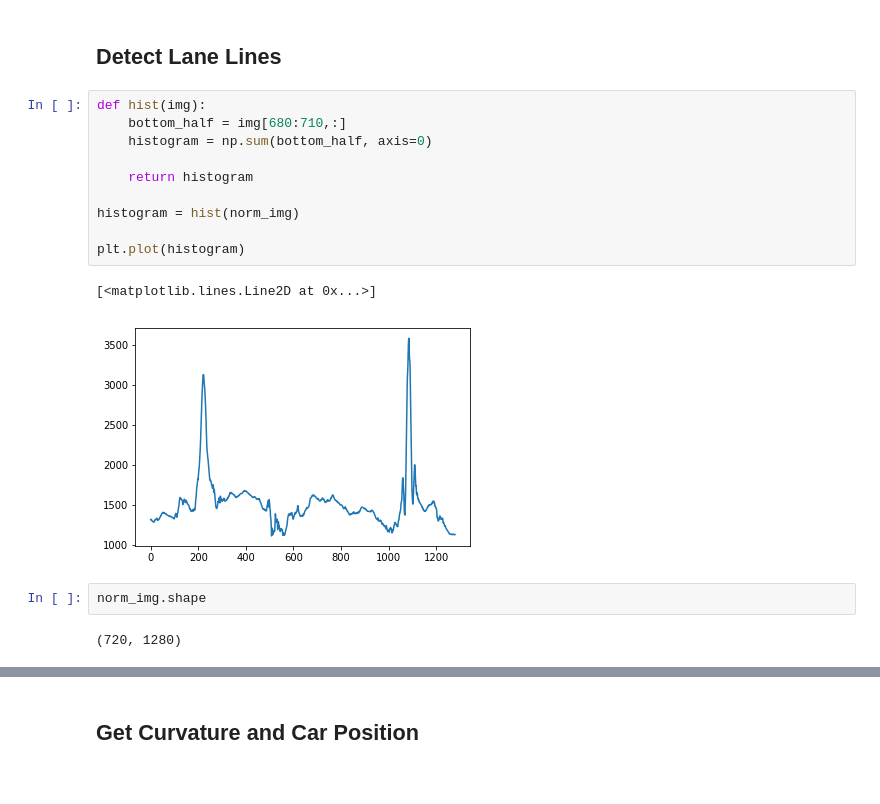
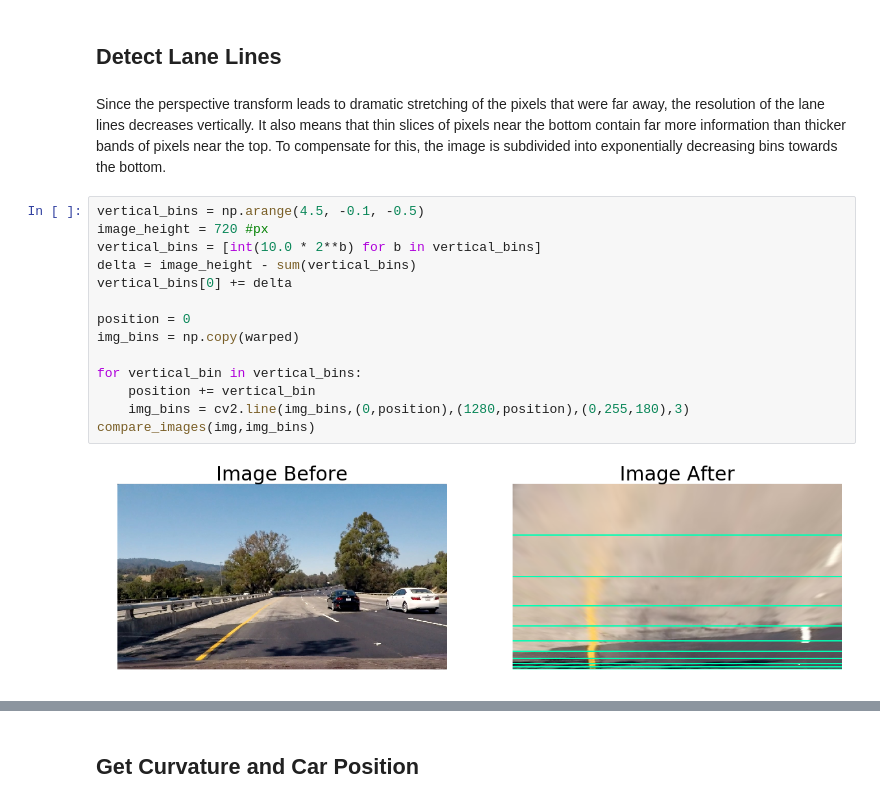
Before and after one commit to MarkDekker/CarND-Advanced-Lane-Lines, a Jupyter notebook: Pipeline.ipynb, the cells around one changed output, grey strips where cells are left out. Saved outputs shown, nothing was run; the diff lists cells and outputs as text.

```diff
--- a/Pipeline.ipynb
+++ b/Pipeline.ipynb
@@ -288,19 +279,20 @@ compare_images(saturation_channel, norm_img)
 # %% [markdown]
 ## Detect Lane Lines
-# %%
-def hist(img):
-    bottom_half = img[680:710,:]
-    histogram = np.sum(bottom_half, axis=0)
-
-    return histogram
-
-histogram = hist(norm_img)
-
-plt.plot(histogram)
-# %% [output]
-[<matplotlib.lines.Line2D at 0x...>]
-[figure, removed]
-# %%
-norm_img.shape
-# %% [output]
-(720, 1280)
+# %% [markdown]
+Since the perspective transform leads to dramatic stretching of the pixels that were far away, the resolution of the lane lines decreases vertically.  It also means that thin slices of pixels near the bottom contain far more information than thicker bands of pixels near the top.  To compensate for this, the image is subdivided into exponentially decreasing bins towards the bottom.
+# %%
+vertical_bins = np.arange(4.5, -0.1, -0.5)
+image_height = 720 #px
+vertical_bins = [int(10.0 * 2**b) for b in vertical_bins]
+delta = image_height - sum(vertical_bins)
+vertical_bins[0] += delta
+
+position = 0
+img_bins = np.copy(warped)
+
+for vertical_bin in vertical_bins:
+    position += vertical_bin
+    img_bins = cv2.line(img_bins,(0,position),(1280,position),(0,255,180),3)
+compare_images(img,img_bins)
+# %% [output]
+[figure, added]
```
Also changed, not shown: parts of 27 cells of this notebook, 1 other file.
